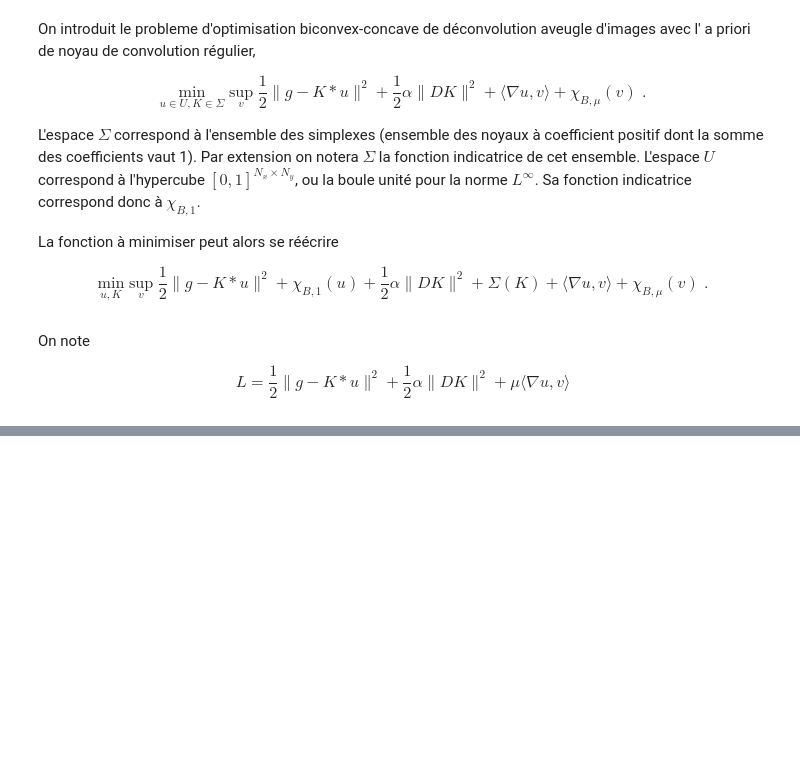
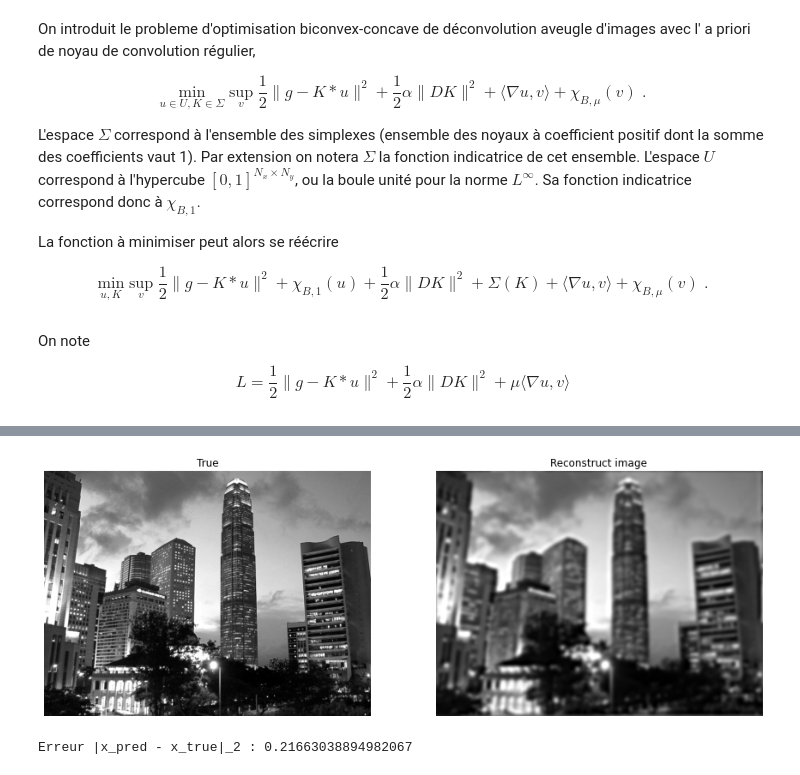
Before and after one commit to ceciledellavalle/BlindDeconvolution, a Jupyter notebook: algoviolet.ipynb, the cells around one changed output, grey strips where cells are left out. Saved outputs shown, nothing was run; the diff lists cells and outputs as text; code cells hidden in the pictures; blank space fills up the shorter version.

```diff
--- a/algoviolet.ipynb
+++ b/algoviolet.ipynb
@@ -91,0 +180,5 @@ x_o1 = Add_noise(x_b)
+# %%
+Display_im(x_out,x_i,mysize=(15,7))
+# %% [output]
+[figure, added]
+Erreur |x_pred - x_true|_2 : 0.21663038894982067
```
Also changed, not shown: parts of 20 cells of this notebook, 14 other files.
